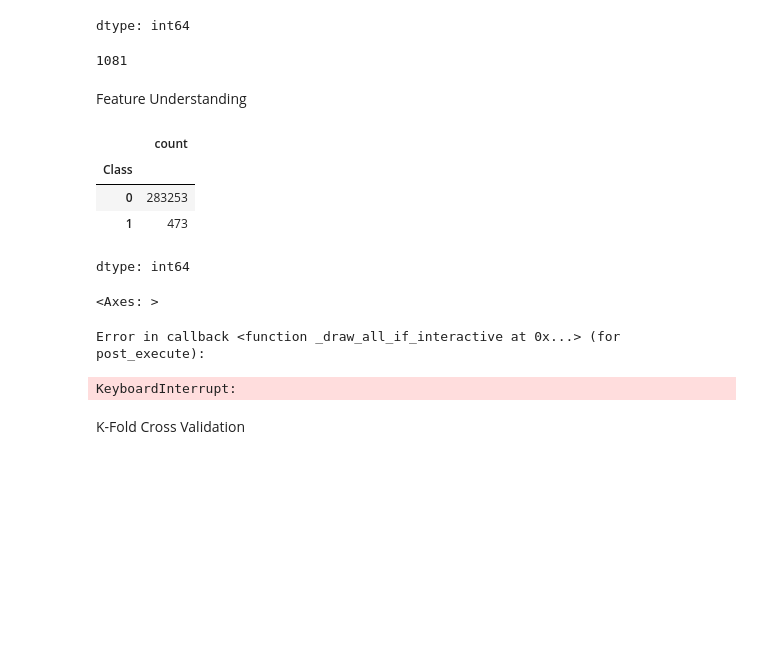
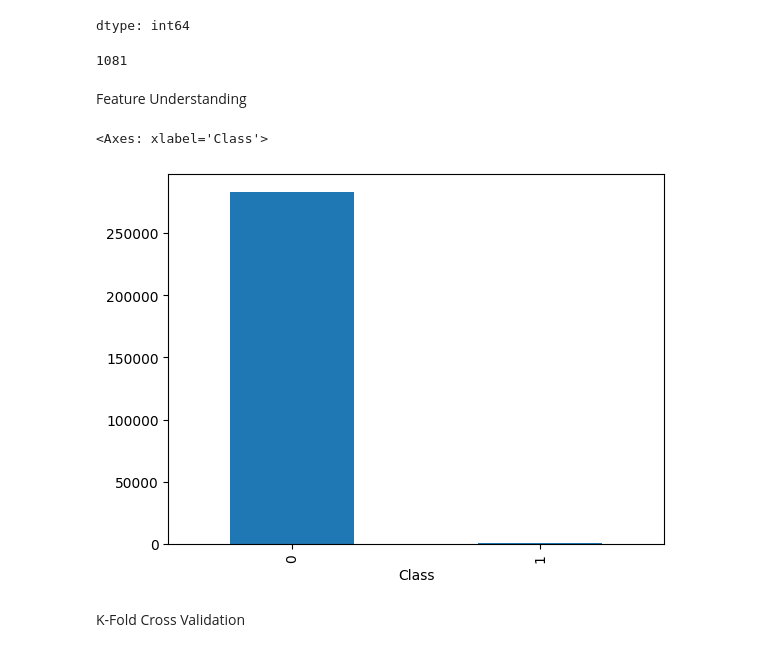
Before and after one commit to HuyPham39/Credit-Card-Fraud-Detection, a Jupyter notebook: CreditCardFraudDetect.ipynb, the cells around one changed output. Cells and saved outputs as stored; diff of their text form; code cells hidden in the pictures; blank space fills up the shorter version.

```diff
--- a/CreditCardFraudDetect.ipynb
+++ b/CreditCardFraudDetect.ipynb
@@ -60,28 +61,18 @@ data.isnull().sum()
 | Amount | 0 |
 | Class | 0 |
 dtype: int64
-# %%
-duplicates = data.duplicated()
-data.duplicated().sum()
-# %% [output]
-1081
+# %%
+data.duplicated().sum()
+# %% [output]
+1081
 # %%
 data = data.drop_duplicates()
 # %% [markdown]
 Feature Understanding
 # %%
-data.Class.value_counts()
+data.Class.value_counts().plot(kind='bar')
 # %% [output]
-|  | count |
-| Class |  |
-| 0 | 283253 |
-| 1 | 473 |
-dtype: int64
+<Axes: xlabel='Class'>
+[figure, added]
-# %%
-data["Class"].plot(kind='bar')
-# %% [output]
-<Axes: >
-Error in callback <function _draw_all_if_interactive at 0x...> (for post_execute):
-KeyboardInterrupt:
 # %% [markdown]
 K-Fold Cross Validation
```
Also changed, not shown: parts of 5 cells of this notebook.
